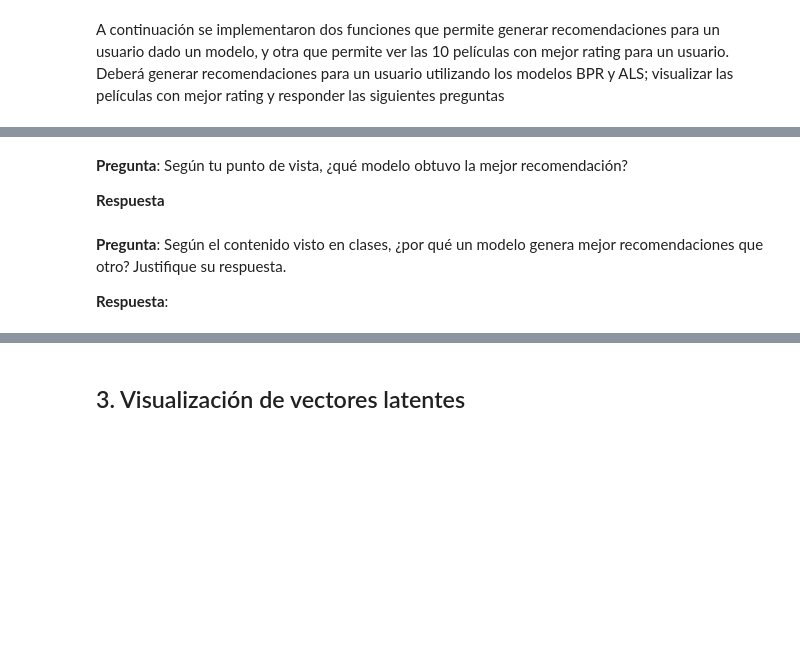
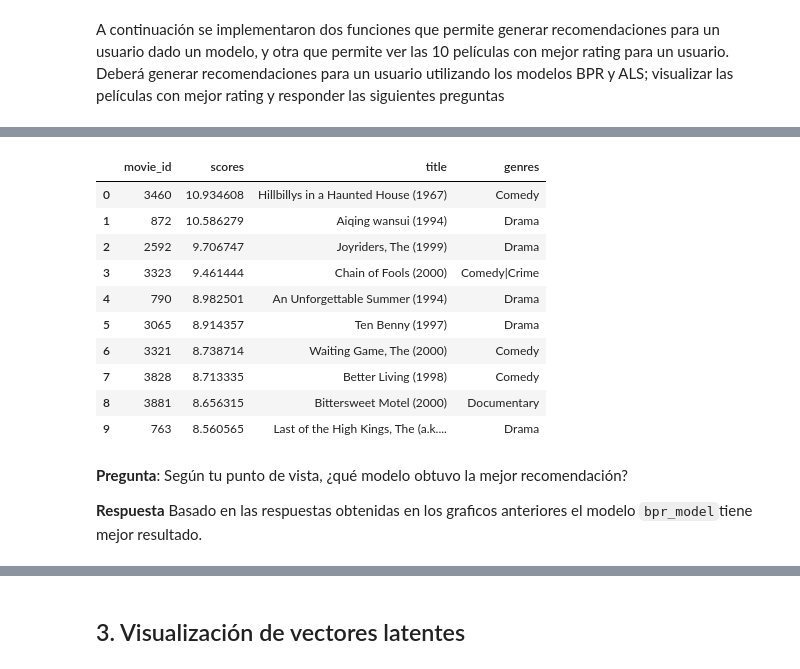
Before and after one commit to ecaminero/recommendation-sys, a Jupyter notebook: recsys-labs/assignment-2/Homework.ipynb, the cells around one changed output, grey strips where cells are left out. Drawn from its saved outputs; the diff is of its cells as text; code cells hidden in the pictures; blank space fills up the shorter version.

```diff
--- a/recsys-labs/assignment-2/Homework.ipynb
+++ b/recsys-labs/assignment-2/Homework.ipynb
@@ -259,10 +365,21 @@ def show_user(user_id, ratings, movies, movie_map, user_map):
 # %%
 # TODO: Code your answer
+user_id = 0
+recommend(user_id, bpr_model, items, movies, int_to_movie)
+# %% [output]
+|  | movie_id | scores | title | genres |
+| 0 | 3460 | 10.934608 | Hillbillys in a Haunted House (1967) | Comedy |
+| 1 | 872 | 10.586279 | Aiqing wansui (1994) | Drama |
+| 2 | 2592 | 9.706747 | Joyriders, The (1999) | Drama |
+| 3 | 3323 | 9.461444 | Chain of Fools (2000) | Comedy|Crime |
+| 4 | 790 | 8.982501 | An Unforgettable Summer (1994) | Drama |
+| 5 | 3065 | 8.914357 | Ten Benny (1997) | Drama |
+| 6 | 3321 | 8.738714 | Waiting Game, The (2000) | Comedy |
+| 7 | 3828 | 8.713335 | Better Living (1998) | Comedy |
+| 8 | 3881 | 8.656315 | Bittersweet Motel (2000) | Documentary |
+| 9 | 763 | 8.560565 | Last of the High Kings, The (a.k.... | Drama |
 # %% [markdown]
 **Pregunta**: Según tu punto de vista, ¿qué modelo obtuvo la mejor recomendación?
 
 **Respuesta**
+Basado en las respuestas obtenidas en los graficos anteriores el modelo `bpr_model`tiene mejor resultado.
-# %% [markdown]
-**Pregunta**: Según el contenido visto en clases, ¿por qué un modelo genera mejor recomendaciones que otro? Justifique su respuesta.
-
-**Respuesta**:
```
Also changed, not shown: parts of 27 cells of this notebook, 6 other files.
